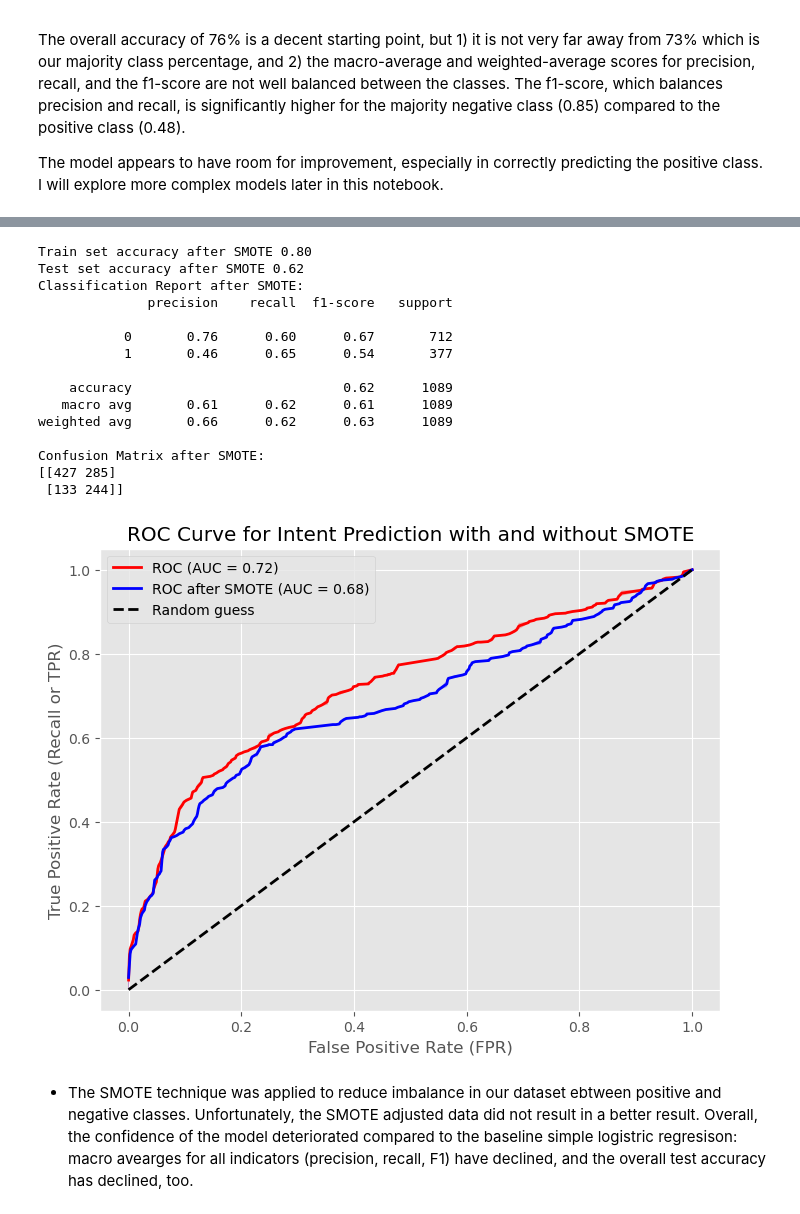
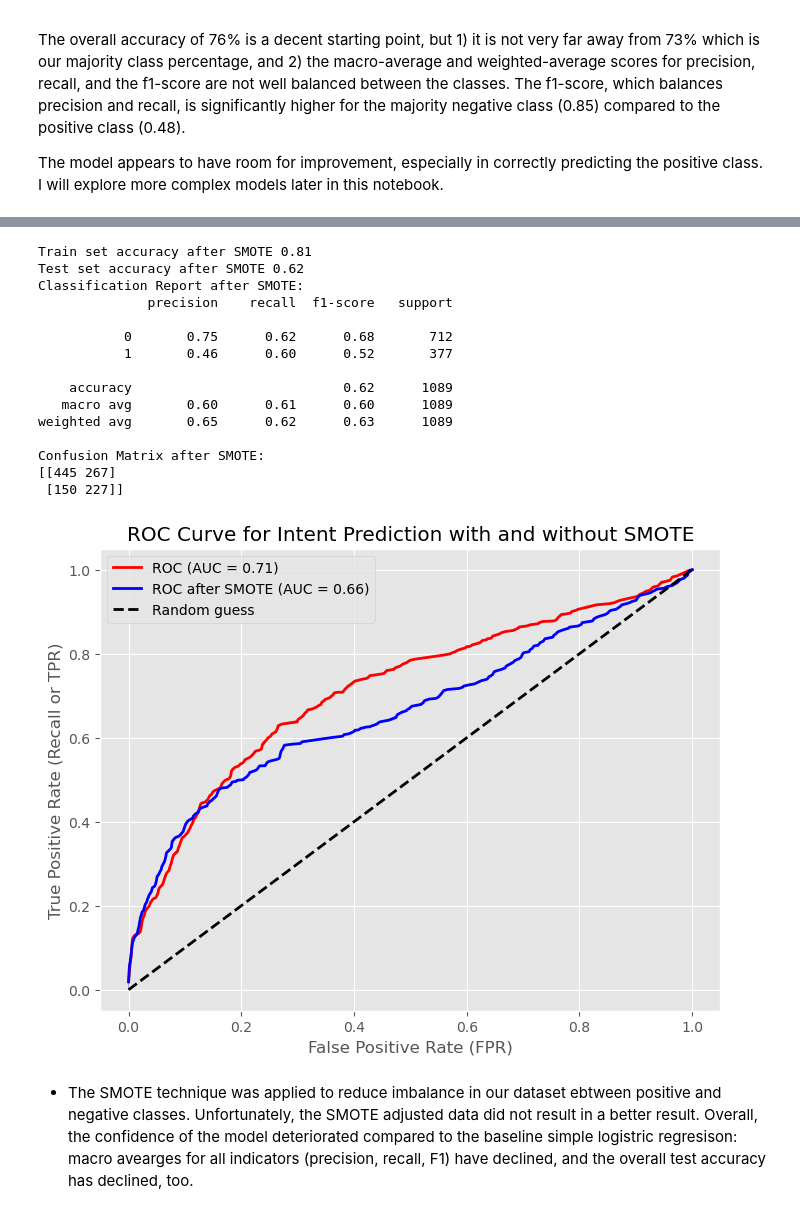
Before and after one commit to lusavkaedu/wallstreetbets, a Jupyter notebook: notebooks/03_A_Labelled_dataset_modelling_irrelevant.ipynb, the cells around one changed output, grey strips where cells are left out. Saved outputs shown, nothing was run; the diff lists cells and outputs as text; code cells hidden in the pictures.

```diff
--- a/notebooks/03_A_Labelled_dataset_modelling_irrelevant.ipynb
+++ b/notebooks/03_A_Labelled_dataset_modelling_irrelevant.ipynb
@@ -75,6 +75,9 @@ import dill as pickle
 
 import warnings
 warnings.filterwarnings("ignore")
+
+# Set the global font to be used for all text
+plt.rcParams['font.family'] = 'Gill Sans'
 # %%
 DATAFILE = '../data/02_labelled_dataset_cleaned.csv'
 df1 = pd.read_csv(DATAFILE)
@@ -283,7 +286,7 @@ Class imbalance: [0.65 0.35]
 stop_words = stopwords.words('english')
 
 # Additional custom stopwords to add
-custom_stopwords = ['gamestop', 'gme', 'game', 'amc', 'nok', 'bb', 'k', 'would', 'get', 'go']
+custom_stopwords = ['gamestop', 'gme', 'game', 'amc', 'nok', 'bb']
 
 # Extend the NLTK stopwords list with custom stopwords
 stop_words.extend(custom_stopwords)
@@ -406,14 +409,14 @@ print(y_test.shape)
 ## 3.2. Vectorisation
 # %%
 # Initialise a CountVectorizer object
-count_vectorizer = CountVectorizer(tokenizer=spacy_tokenizer,
+count_vectorizer = CountVectorizer(tokenizer=my_tokenizer,
                                    stop_words=stop_words, # using stop words list that has been customised
                                    min_df=10,
                                    ngram_range=(1,2),
                                    max_features=1000)
 
 # Preprocess the stop words with the custom tokenizer
-processed_stop_words = set(spacy_tokenizer(' '.join(stop_words)))
+processed_stop_words = set(my_tokenizer(' '.join(stop_words)))
 
 # Fit the CountVectorizer object on X_train
 count_vectorizer.fit(X_train)
@@ -532,7 +535,7 @@ X_matrix_test.shape
 # %% [output]
 (1089, 1000)
 # %%
-logistic_model=LogisticRegression(solver='lbfgs', max_iter=1000) # Also tried  liblinear solver - good for small datasets
+logistic_model=LogisticRegression(solver='lbfgs', max_iter=10000) # Also tried  liblinear solver - good for small datasets
 logistic_model.fit(X_matrix_train,y_train)
 print(f"Train set accuracy {logistic_model.score(X_matrix_train,y_train):.2f}")
 print(f"Test set accuracy {logistic_model.score(X_matrix_test,y_test):.2f}")
@@ -597,7 +600,7 @@ plt.show()
 # Logreg with SMOTE
 
 # Initialize the logistic regression model
-logistic_model_sm = LogisticRegression(solver='liblinear', max_iter=1000)
+logistic_model_sm = LogisticRegression(solver='liblinear', max_iter=10000)
 
 # Fit the model on the SMOTE resampled training data
 logistic_model_sm.fit(X_train_sm, y_train_sm)
@@ -621,41 +624,41 @@ print(confusion_matrix(y_test, test_predictions_sm))
 
 # Get probabilistic predictions
 y_test_proba_sm = logistic_model_sm.predict_proba(X_matrix_test)[:,1]
 
 # ROC arrays
 fprs_sm, tprs_sm, thresholds_sm = roc_curve(y_test, y_test_proba_sm)
 
 # AUC
 roc_auc_sm = roc_auc_score(y_test, y_test_proba_sm)
 
 # Combined Plot
 plt.figure(figsize=(8, 6))  # Set the figure size for better visibility
 sns.lineplot(x=fprs, y=tprs, color='red', lw=2, label=f'ROC (AUC = {roc_auc:0.2f})') # without SMOTE
 sns.lineplot(x=fprs_sm, y=tprs_sm, color='blue', lw=2, label=f'ROC after SMOTE (AUC = {roc_auc_sm:0.2f})') # with SMOTE
 sns.lineplot(x=[0, 1], y=[0, 1], color='black', lw=2, linestyle='--', label='Random guess')
 
 plt.title('ROC Curve for Intent Prediction with and without SMOTE')
 plt.xlabel('False Positive Rate (FPR)')
 plt.ylabel('True Positive Rate (Recall or TPR)')
 plt.legend(loc='best')
 plt.show()
 # %% [output]
-Train set accuracy after SMOTE 0.80
+Train set accuracy after SMOTE 0.81
 Test set accuracy after SMOTE 0.62
 Classification Report after SMOTE:
               precision    recall  f1-score   support
 
-           0       0.76      0.60      0.67       712
-           1       0.46      0.65      0.54       377
+           0       0.75      0.62      0.68       712
+           1       0.46      0.60      0.52       377
 
     accuracy                           0.62      1089
-   macro avg       0.61      0.62      0.61      1089
-weighted avg       0.66      0.62      0.63      1089
+   macro avg       0.60      0.61      0.60      1089
+weighted avg       0.65      0.62      0.63      1089
 
 Confusion Matrix after SMOTE:
-[[427 285]
- [133 244]]
+[[445 267]
+ [150 227]]
-[figure, old version]
+[figure, new version]
 # %% [markdown]
 * The SMOTE technique was applied to reduce imbalance in our dataset ebtween positive and negative classes.  Unfortunately, the SMOTE adjusted data did not result in a better result. Overall, the confidence of the model deteriorated compared to the baseline simple logistric regresison: macro avearges for all indicators (precision, recall, F1) have declined, and the overall test accuracy has declined, too.
 # %% [markdown]
```
Also changed, not shown: parts of 33 cells of this notebook, 11 other files.
